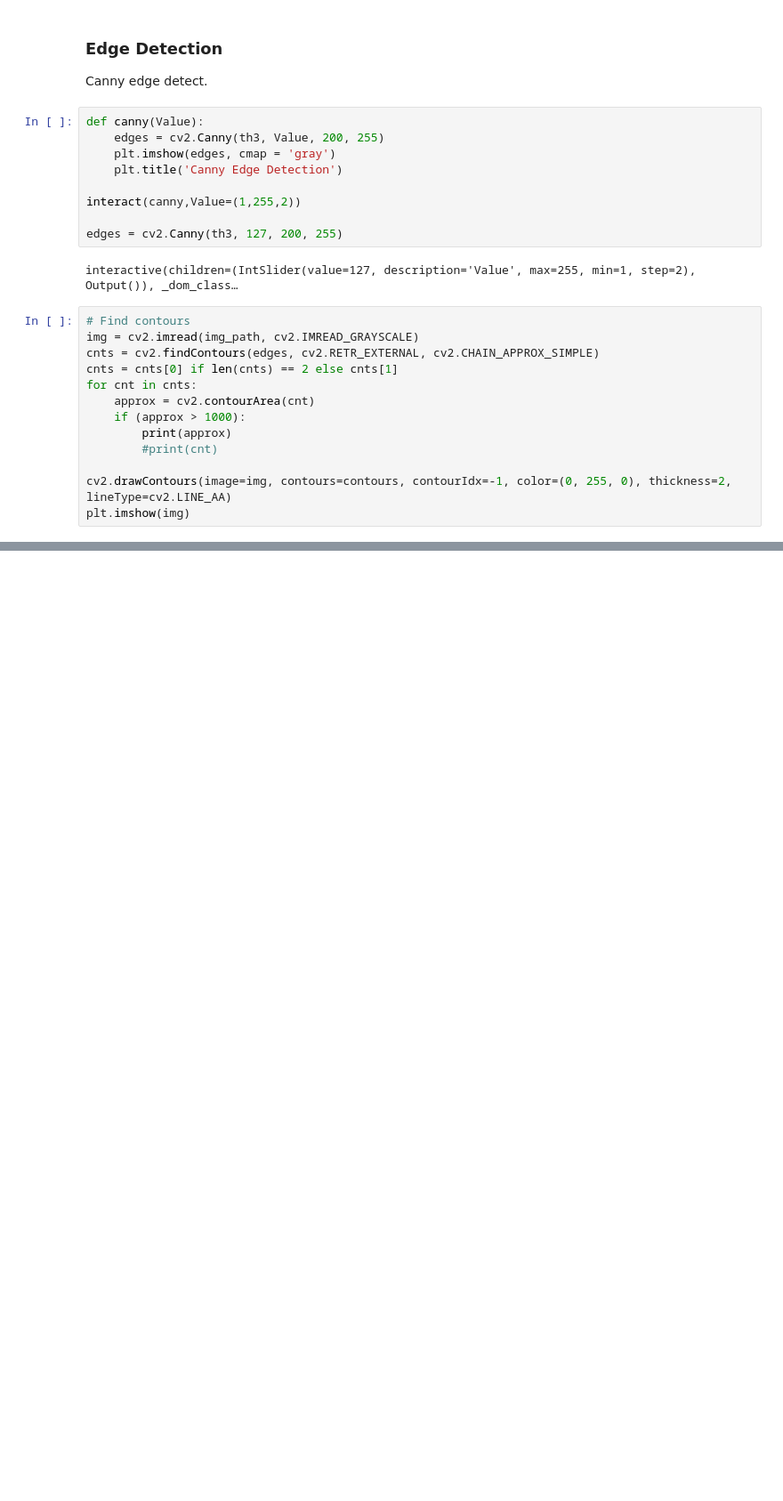
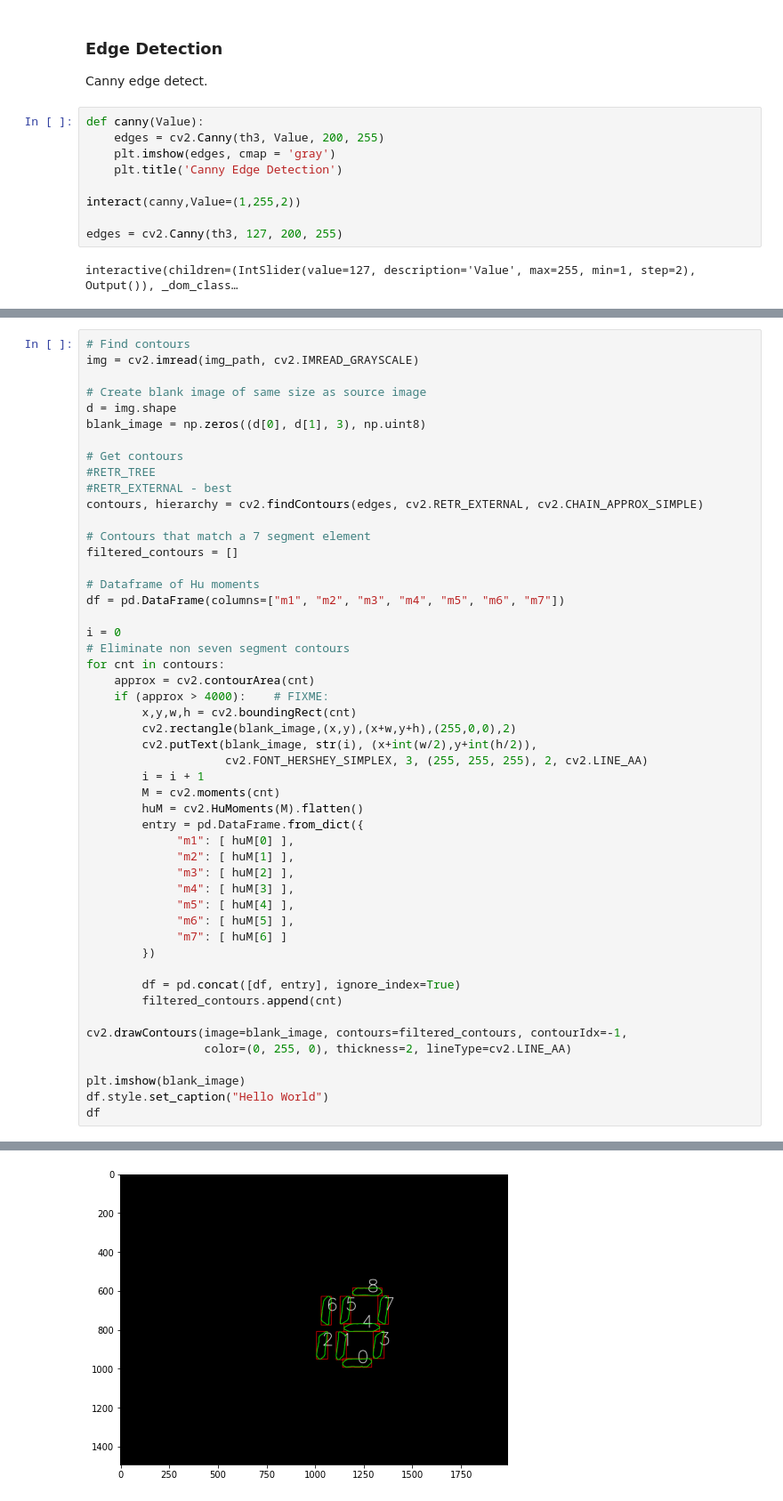
Before and after one commit to mthorley/notebooks, a Jupyter notebook: pentair-image-processing/Pentair Heater LCD Image Processing.ipynb, the cells around one changed output, grey strips where cells are left out. Shown: that part at 89% size. Cells and saved outputs as stored; diff of their text form; blank space fills up the shorter version.

```diff
--- a/pentair-image-processing/Pentair Heater LCD Image Processing.ipynb
+++ b/pentair-image-processing/Pentair Heater LCD Image Processing.ipynb
@@ -109,16 +111,3 @@ interact(canny,Value=(1,255,2))
 edges = cv2.Canny(th3, 127, 200, 255)
 # %% [output]
 interactive(children=(IntSlider(value=127, description='Value', max=255, min=1, step=2), Output()), _dom_class…
-# %%
-# Find contours
-img = cv2.imread(img_path, cv2.IMREAD_GRAYSCALE)
-cnts = cv2.findContours(edges, cv2.RETR_EXTERNAL, cv2.CHAIN_APPROX_SIMPLE)
-cnts = cnts[0] if len(cnts) == 2 else cnts[1]
-for cnt in cnts:
-    approx = cv2.contourArea(cnt)
-    if (approx > 1000):
-        print(approx)
-        #print(cnt)
-
-cv2.drawContours(image=img, contours=contours, contourIdx=-1, color=(0, 255, 0), thickness=2, lineType=cv2.LINE_AA)
-plt.imshow(img)
@@ -153,0 +118,51 @@ Attempt contour search to find a trapizoid or near rectangle
+# %%
+# Find contours
+img = cv2.imread(img_path, cv2.IMREAD_GRAYSCALE)
+
+# Create blank image of same size as source image
+d = img.shape
+blank_image = np.zeros((d[0], d[1], 3), np.uint8)
+
+# Get contours
+#RETR_TREE
+#RETR_EXTERNAL - best
+contours, hierarchy = cv2.findContours(edges, cv2.RETR_EXTERNAL, cv2.CHAIN_APPROX_SIMPLE)
+
+# Contours that match a 7 segment element
+filtered_contours = []
+
+# Dataframe of Hu moments
+df = pd.DataFrame(columns=["m1", "m2", "m3", "m4", "m5", "m6", "m7"])
+
+i = 0
+# Eliminate non seven segment contours
+for cnt in contours:
+    approx = cv2.contourArea(cnt)
+    if (approx > 4000):    # FIXME:
+        x,y,w,h = cv2.boundingRect(cnt)
+        cv2.rectangle(blank_image,(x,y),(x+w,y+h),(255,0,0),2)
+        cv2.putText(blank_image, str(i), (x+int(w/2),y+int(h/2)),
+                    cv2.FONT_HERSHEY_SIMPLEX, 3, (255, 255, 255), 2, cv2.LINE_AA)
+        i = i + 1
+        M = cv2.moments(cnt)
+        huM = cv2.HuMoments(M).flatten()
+        entry = pd.DataFrame.from_dict({
+             "m1": [ huM[0] ],
+             "m2": [ huM[1] ],
+             "m3": [ huM[2] ],
+             "m4": [ huM[3] ],
+             "m5": [ huM[4] ],
+             "m6": [ huM[5] ],
+             "m7": [ huM[6] ]
+        })
+
+        df = pd.concat([df, entry], ignore_index=True)
+        filtered_contours.append(cnt)
+
+cv2.drawContours(image=blank_image, contours=filtered_contours, contourIdx=-1,
+                 color=(0, 255, 0), thickness=2, lineType=cv2.LINE_AA)
+
+plt.imshow(blank_image)
+df.style.set_caption("Hello World")
+df
+# %% [output]
@@ -153,0 +179 @@ Attempt contour search to find a trapizoid or near rectangle
+[figure, added]
```
Also changed, not shown: parts of 12 cells of this notebook, 1 other file.
